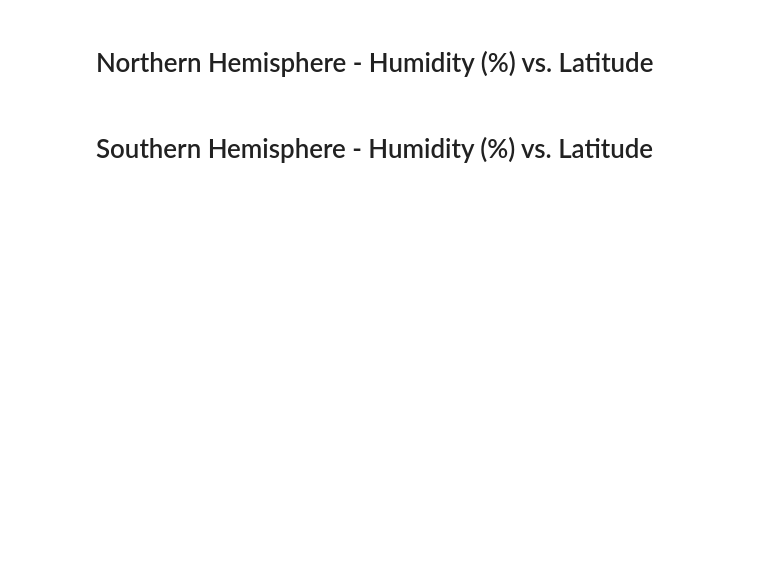
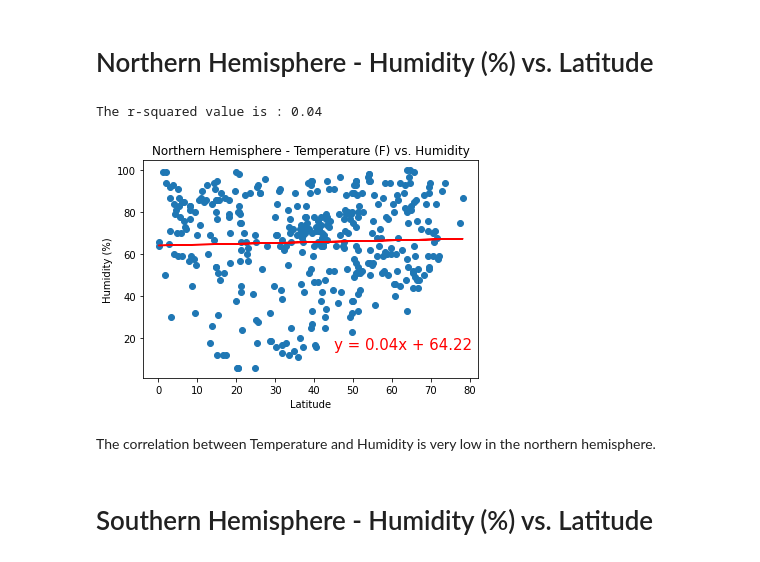
Before and after one commit to mtamrakar656/python-api-challenge, a Jupyter notebook: WeatherPy/WeatherPy.ipynb, the cells around one changed output. Drawn from its saved outputs; the diff is of its cells as text; code cells hidden in the pictures; blank space fills up the shorter version.

```diff
--- a/WeatherPy/WeatherPy.ipynb
+++ b/WeatherPy/WeatherPy.ipynb
@@ -307,4 +312,23 @@ plt.savefig("output_data/Northern Hemisphere - Temperature (F) vs. Latitude.png"
 # %% [markdown]
 # Northern Hemisphere - Humidity (%) vs. Latitude
+# %%
+# Call linear_regression
+data_plot = linear_regression(northern_hemisphere["Lat"], northern_hemisphere["Humidity"])
+
+# Call annotation
+annotation(data_plot, 45, 15)
+
+# Set title, xlabel, ylabel
+plt.title("Northern Hemisphere - Temperature (F) vs. Humidity")
+plt.xlabel("Latitude")
+plt.ylabel("Humidity (%)")
+
+# Save the figure
+plt.savefig("output_data/Northern Hemisphere - Humidity (%) vs. Latitude.png")
+# %% [output]
+The r-squared value is : 0.04
+[figure, added]
+# %% [markdown]
+The correlation between Temperature and Humidity is very low in the northern hemisphere.
 # %% [markdown]
 # Southern Hemisphere - Humidity (%) vs. Latitude
```
Also changed, not shown: parts of 10 cells of this notebook, 8 other files.
